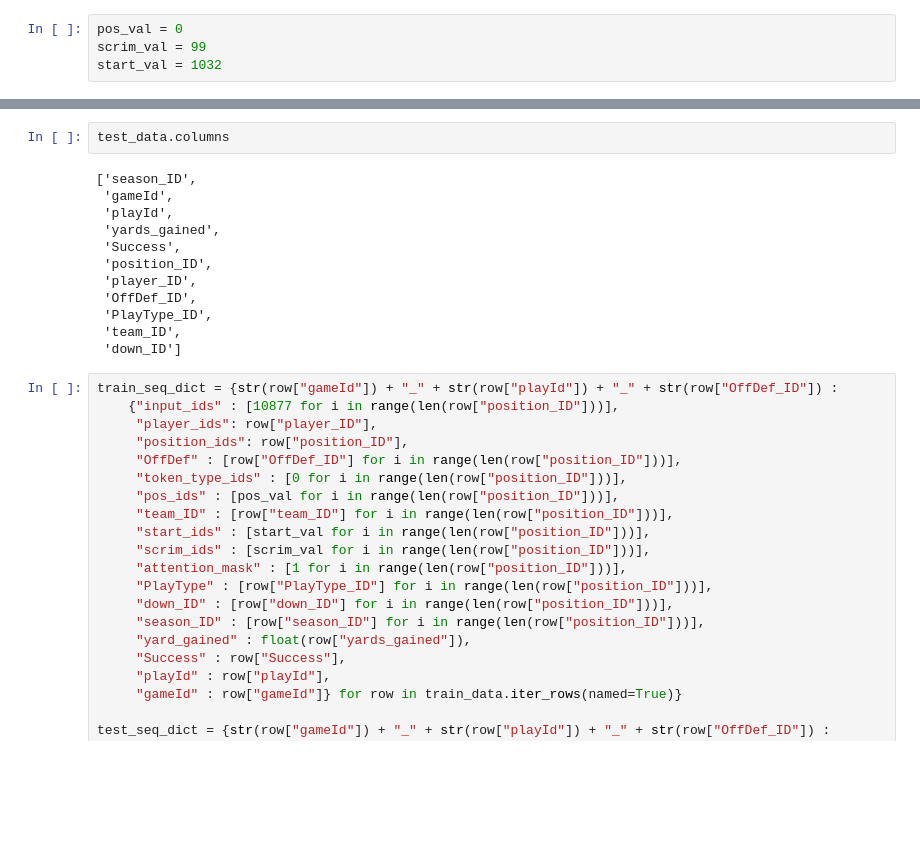
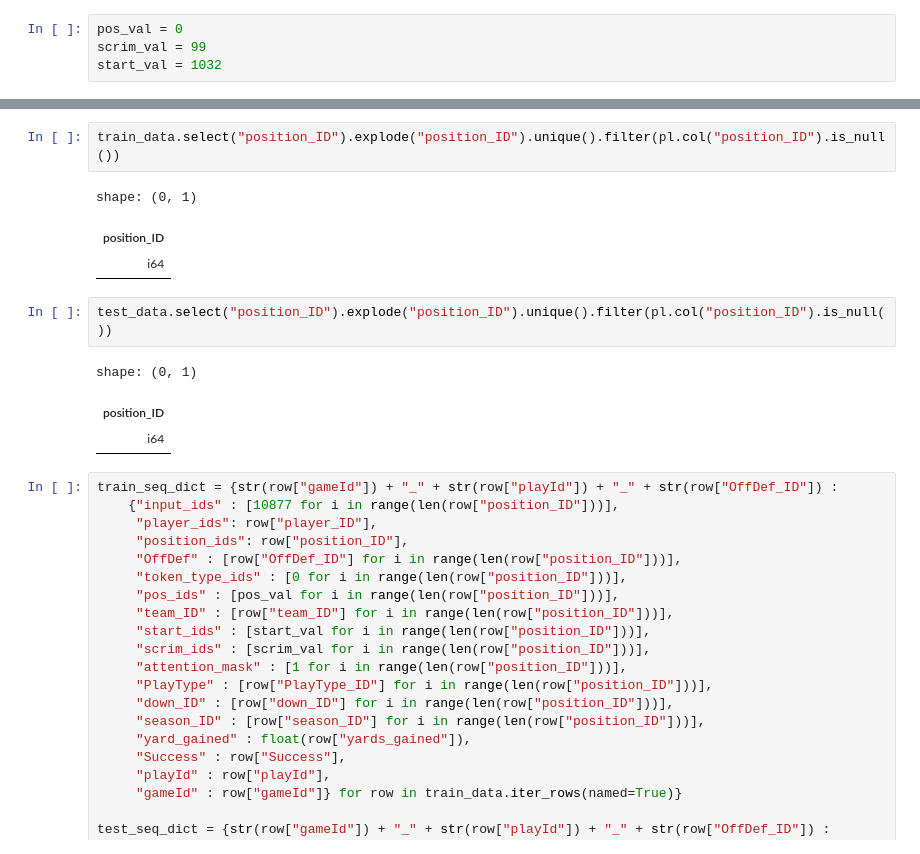
Before and after one commit to samchaineau/QB-GPT, a Jupyter notebook: notebooks/Helenos/1_play_pred_dataset.ipynb, the cells around one changed output, grey strips where cells are left out. Drawn from its saved outputs; the diff is of its cells as text; blank space fills up the shorter version.

```diff
--- a/notebooks/Helenos/1_play_pred_dataset.ipynb
+++ b/notebooks/Helenos/1_play_pred_dataset.ipynb
@@ -219,17 +258,15 @@ shape: (1, 11)
-# %%
-test_data.columns
-# %% [output]
-['season_ID',
- 'gameId',
- 'playId',
- 'yards_gained',
- 'Success',
- 'position_ID',
- 'player_ID',
- 'OffDef_ID',
- 'PlayType_ID',
- 'team_ID',
- 'down_ID']
+# %%
+train_data.select("position_ID").explode("position_ID").unique().filter(pl.col("position_ID").is_null())
+# %% [output]
+shape: (0, 1)
+| position_ID |
+| i64 |
+# %%
+test_data.select("position_ID").explode("position_ID").unique().filter(pl.col("position_ID").is_null())
+# %% [output]
+shape: (0, 1)
+| position_ID |
+| i64 |
 # %%
 train_seq_dict = {str(row["gameId"]) + "_" + str(row["playId"]) + "_" + str(row["OffDef_ID"]) :
     {"input_ids" : [10877 for i in range(len(row["position_ID"]))],
```
Also changed, not shown: parts of 16 cells of this notebook, 13 other files.
